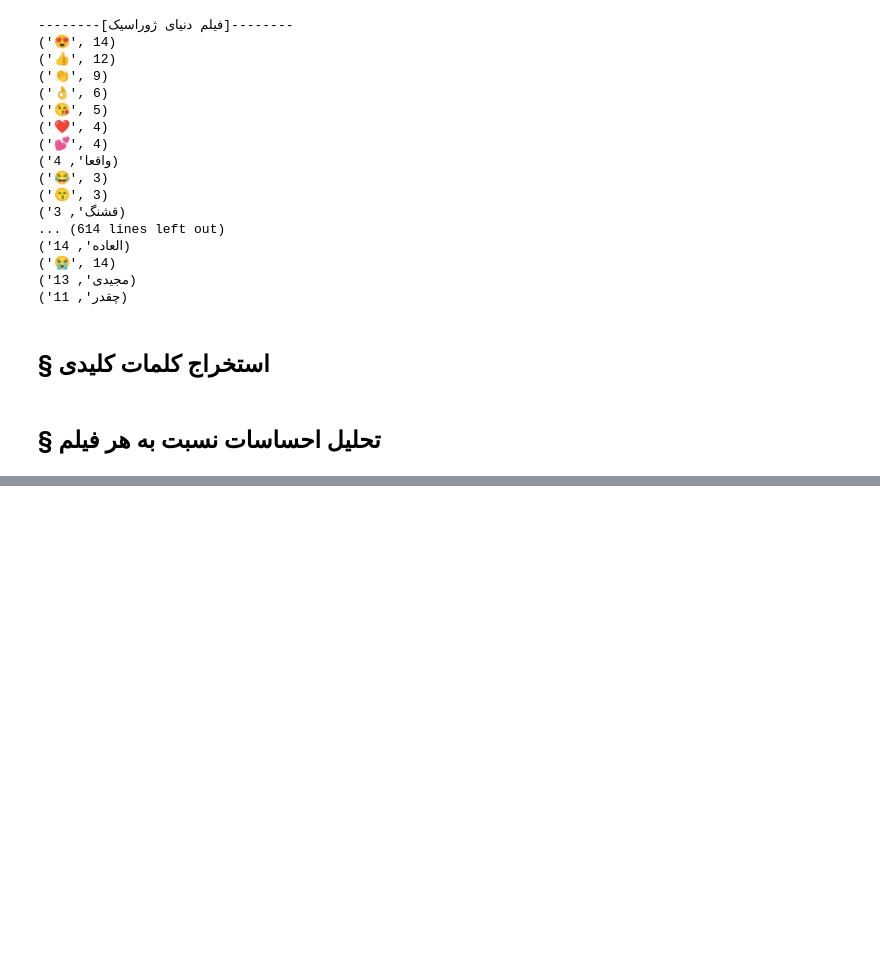
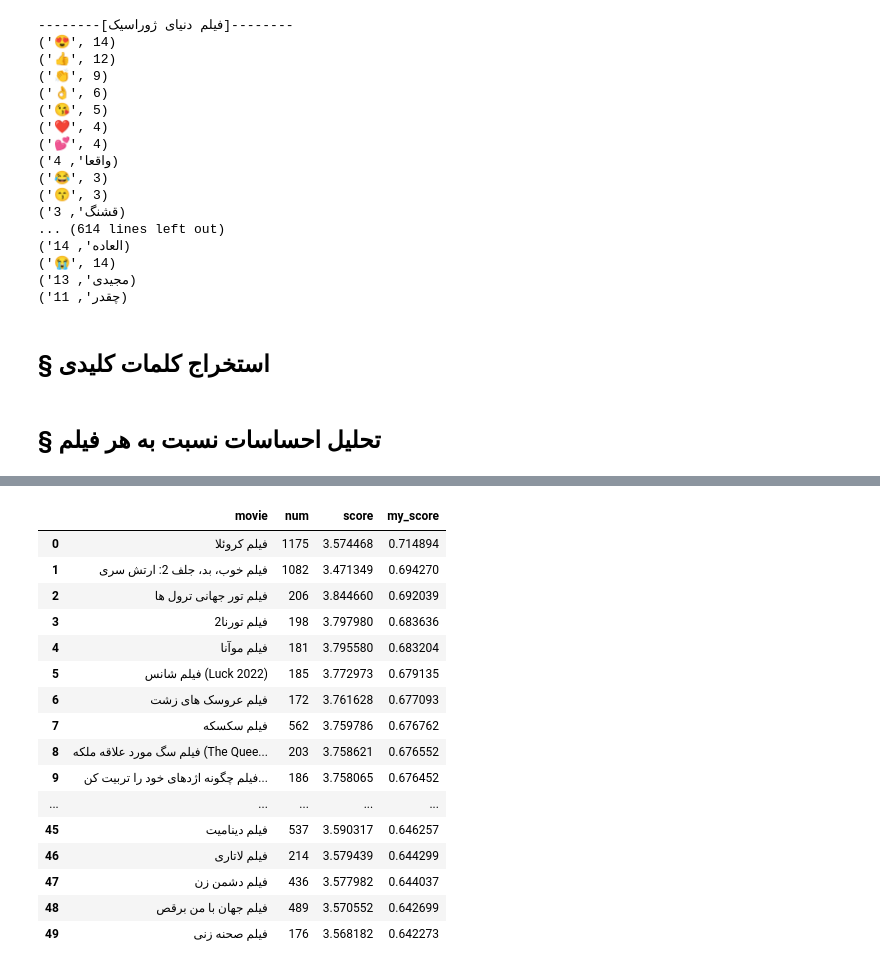
Before and after one commit to MMovasaghi/nlp, a Jupyter notebook: hw1/code/Untitled.ipynb, the cells around one changed output, grey strips where cells are left out. Saved outputs shown, nothing was run; the diff lists cells and outputs as text; code cells hidden in the pictures; blank space fills up the shorter version.

```diff
--- a/hw1/code/Untitled.ipynb
+++ b/hw1/code/Untitled.ipynb
@@ -1217,6 +1215,6 @@ def extract_sentiment(start, end, sentences):
     return comment_sentiment_data
 # %%
-interval = [10000, 15000]
+interval = [80000, len(comments_sentences['comment'])]
 sentiment = extract_sentiment(start=interval[0],
                               end=interval[1],
                               sentences=comments_sentences['comment'])
@@ -1264,0 +1355,15 @@ comment_sentiment['sentiment']
+# %%
+movie_score_df = {}
+movie_score_df['movie'] = []
+movie_score_df['num'] = []
+movie_score_df['score'] = []
+
+for movie in movie_score:
+    movie_score_df['movie'].append(movie)
+    movie_score_df['num'].append(movie_score[movie]['num'])
+    movie_score_df['score'].append(movie_score[movie]['avg']+2)
+
+movie_score_df = pd.DataFrame(movie_score_df)
+movie_score_df = movie_score_df.sort_values(by=['num'], ascending=False)
+movie_score_df = movie_score_df.reset_index(drop=True)
+movie_score_df
@@ -1264,0 +1384,25 @@ comment_sentiment['sentiment']
+# %%
+def my_score(num, score):
+    c = 1
+    if num <= 10:
+        c = 1
+    elif num <= 40:
+        c = 1.3
+    elif num <= 160:
+        c = 1.6
+    elif num <= 640:
+        c = 1.8
+    else:
+        c = 2
+    return (c*score)/(2*5)
+# %%
+movie_score_selected = {}
+movie_score_selected['movie'] = movie_score_df['movie']
+movie_score_selected['num'] = movie_score_df['num']
+movie_score_selected['score'] = movie_score_df['score']
+movie_score_selected['my_score'] = [my_score(n, s) for n, s in zip(movie_score_df['num'], movie_score_df['score'])]
+movie_score_selected = pd.DataFrame(movie_score_selected)
+movie_score_selected = movie_score_selected.sort_values(by=['my_score'], ascending=False)
+movie_score_selected = movie_score_selected.reset_index(drop=True)
+movie_score_selected = movie_score_selected[movie_score_selected['my_score'] > 0]
+movie_score_selected
@@ -1264,0 +1423,20 @@ comment_sentiment['sentiment']
+# %%
+movie_score_selected[:50]
+# %% [output]
+|  | movie | num | score | my_score |
+| 0 | فیلم کروئلا | 1175 | 3.574468 | 0.714894 |
+| 1 | فیلم خوب، بد، جلف 2: ارتش سری | 1082 | 3.471349 | 0.694270 |
+| 2 | فیلم تور جهانی ترول ها | 206 | 3.844660 | 0.692039 |
+| 3 | فیلم تورنا2 | 198 | 3.797980 | 0.683636 |
+| 4 | فیلم موآنا | 181 | 3.795580 | 0.683204 |
+| 5 | فیلم شانس (Luck 2022) | 185 | 3.772973 | 0.679135 |
+| 6 | فیلم عروسک های زشت | 172 | 3.761628 | 0.677093 |
+| 7 | فیلم سکسکه | 562 | 3.759786 | 0.676762 |
+| 8 | فیلم سگ مورد علاقه ملکه (The Quee... | 203 | 3.758621 | 0.676552 |
+| 9 | فیلم چگونه اژدهای خود را تربیت کن... | 186 | 3.758065 | 0.676452 |
+| ... | ... | ... | ... | ... |
+| 45 | فیلم دینامیت | 537 | 3.590317 | 0.646257 |
+| 46 | فیلم لاتاری | 214 | 3.579439 | 0.644299 |
+| 47 | فیلم دشمن زن | 436 | 3.577982 | 0.644037 |
+| 48 | فیلم جهان با من برقص | 489 | 3.570552 | 0.642699 |
+| 49 | فیلم صحنه زنی | 176 | 3.568182 | 0.642273 |
```
Also changed, not shown: parts of 25 cells of this notebook, 3 other files.
